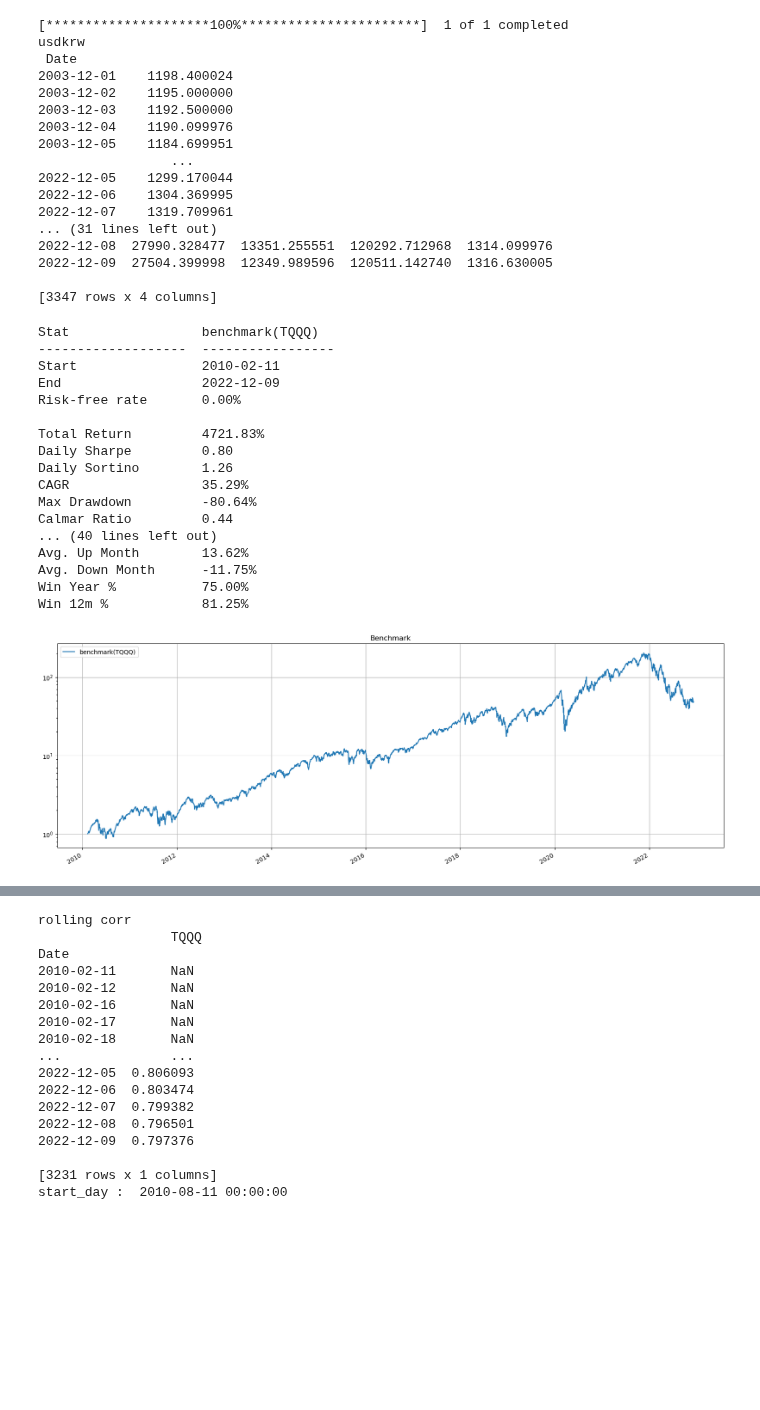
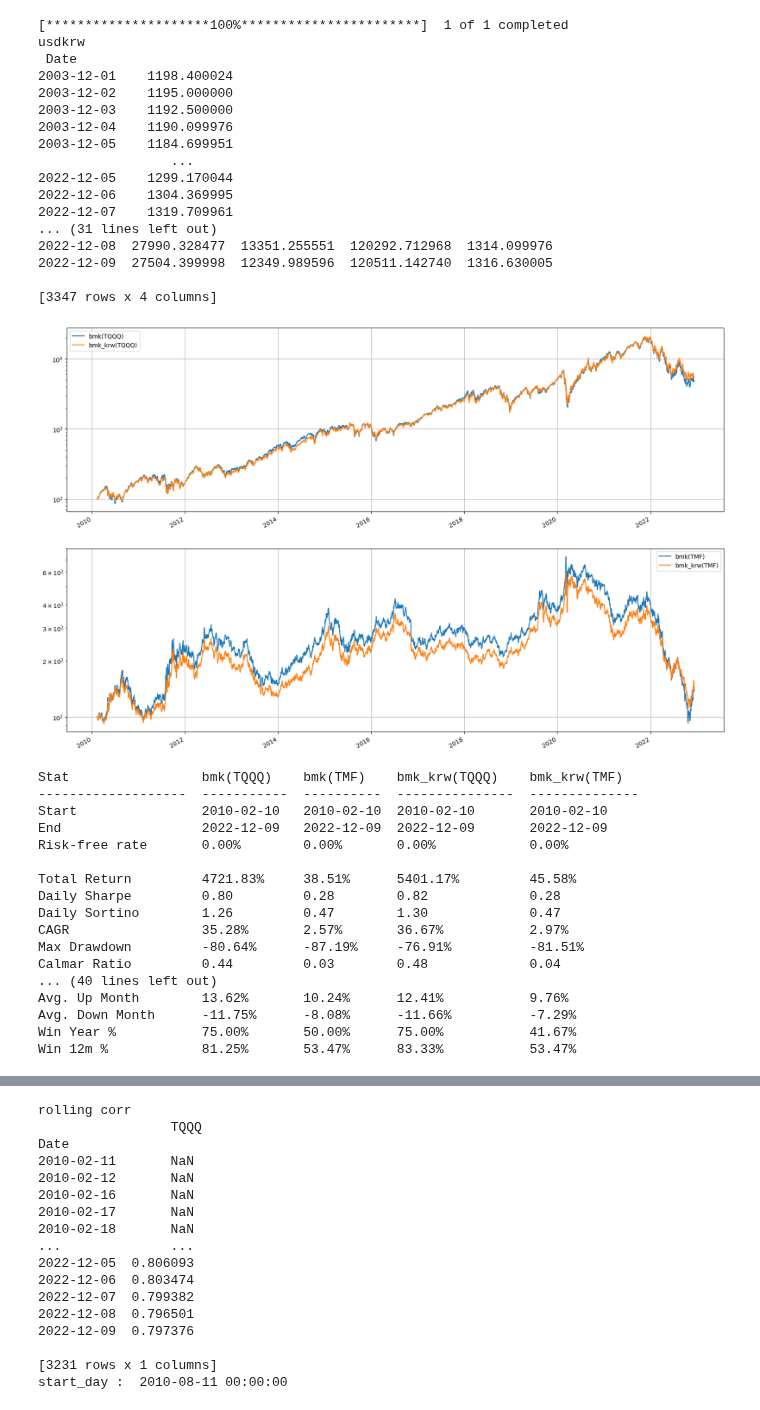
Before and after one commit to unius1004/DualMomentum, a Jupyter notebook: FixedWeight.ipynb, the cells around one changed output, grey strips where cells are left out. Cells and saved outputs as stored; diff of their text form; code cells hidden in the pictures; blank space fills up the shorter version.

```diff
--- a/FixedWeight.ipynb
+++ b/FixedWeight.ipynb
@@ -85,30 +85,37 @@ def long_only_ew(assets, start_day, name='long_only_ew'):
     return bt.Backtest(s, assets, initial_capital=10000.0)
 # %%
 # 벤치마크 수익율
-bm = long_only_ew(assets[tickers[0]].to_frame(), start_day, 'benchmark({})'.format(tickers[0]))
-bm2 = long_only_ew(assets[tickers[1]].to_frame(), start_day, 'benchmark({})'.format(tickers[1]))
+bmk = {}
+bmk_krw = {}
+for i in range(0,2):
+    bmk[i] = long_only_ew(assets[tickers[i]].to_frame(), start_day, 'bmk({})'.format(tickers[i]))
+    bmk_krw[i] = long_only_ew(assets_krw[tickers[i]].to_frame(), start_day, 'bmk_krw({})'.format(tickers[i]))
 
-bm_report = bt.run(bm)
-bm2_report = bt.run(bm2)
+bmk_report = bt.run(*bmk.values(), *bmk_krw.values())
+# %%
+fig, ax = plt.subplots(2,1, figsize=(20,14))
+for i in range(0,2):
+    bmk_report.prices[['bmk({})'.format(tickers[i]),'bmk_krw({})'.format(tickers[i])]].plot(ax=ax[i], grid=True, logy=True)
+# %% [output]
+[figure, added]
 # %%
-bm_report.prices[start_day:].rebase(1).plot(figsize=(20,7), grid=True, logy=True, title="Benchmark")
-bm_report.prices[start_day:].calc_stats().display()
+bmk_report.display()
+#bmk_report.prices[start_day:].calc_stats().display()
 # %% [output]
-Stat                 benchmark(TQQQ)
--------------------  -----------------
-Start                2010-02-11
-End                  2022-12-09
-Risk-free rate       0.00%
+Stat                 bmk(TQQQ)    bmk(TMF)    bmk_krw(TQQQ)    bmk_krw(TMF)
+-------------------  -----------  ----------  ---------------  --------------
+Start                2010-02-10   2010-02-10  2010-02-10       2010-02-10
+End                  2022-12-09   2022-12-09  2022-12-09       2022-12-09
+Risk-free rate       0.00%        0.00%       0.00%            0.00%
 
-Total Return         4721.83%
-Daily Sharpe         0.80
-Daily Sortino        1.26
-CAGR                 35.29%
-Max Drawdown         -80.64%
-Calmar Ratio         0.44
+Total Return         4721.83%     38.51%      5401.17%         45.58%
+Daily Sharpe         0.80         0.28        0.82             0.28
+Daily Sortino        1.26         0.47        1.30             0.47
+CAGR                 35.28%       2.57%       36.67%           2.97%
+Max Drawdown         -80.64%      -87.19%     -76.91%          -81.51%
+Calmar Ratio         0.44         0.03        0.48             0.04
 ... (40 lines left out)
-Avg. Up Month        13.62%
-Avg. Down Month      -11.75%
-Win Year %           75.00%
-Win 12m %            81.25%
+Avg. Up Month        13.62%       10.24%      12.41%           9.76%
+Avg. Down Month      -11.75%      -8.08%      -11.66%          -7.29%
+Win Year %           75.00%       50.00%      75.00%           41.67%
+Win 12m %            81.25%       53.47%      83.33%           53.47%
-[figure, removed]
```
Also changed, not shown: parts of 28 cells of this notebook, 2 other files.
